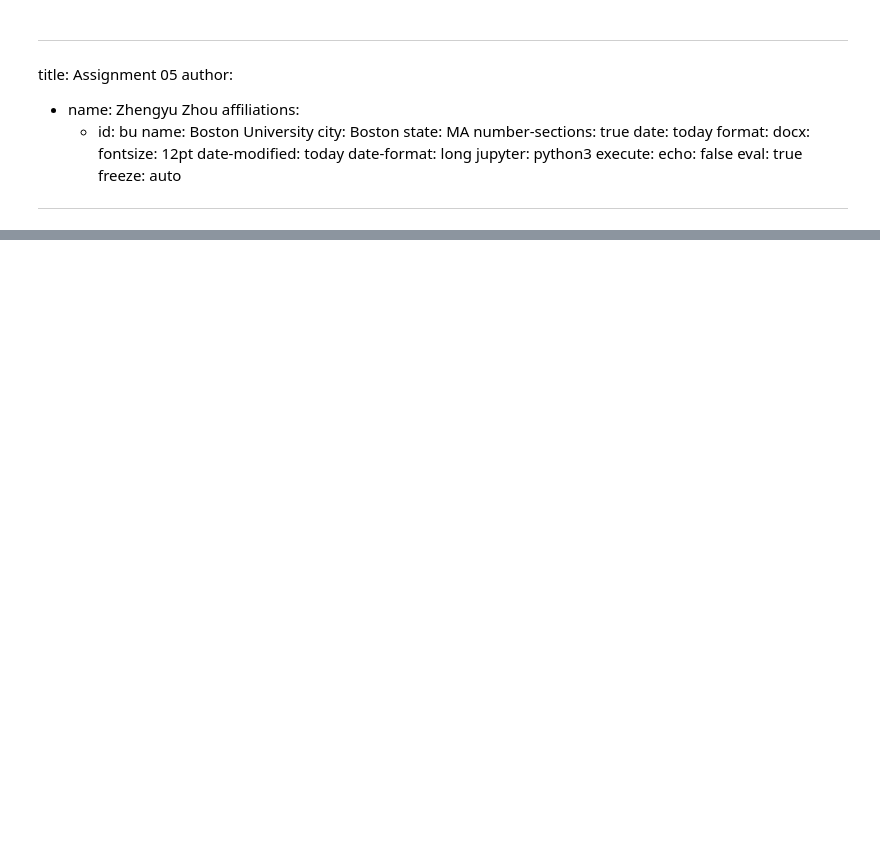
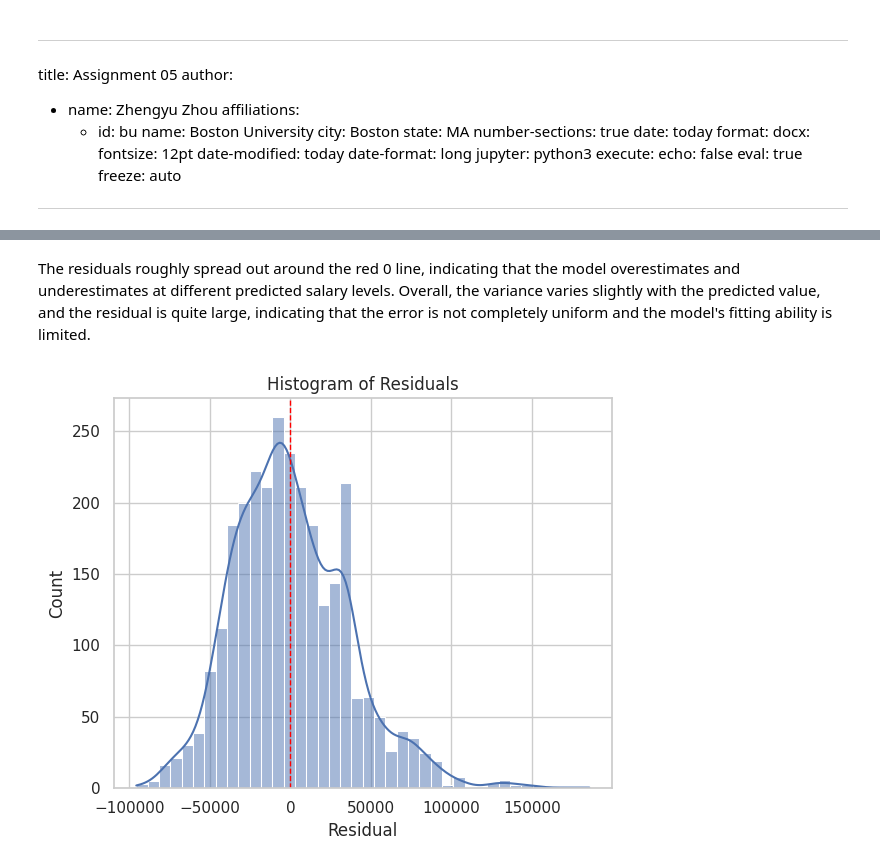
Before and after one commit to zhengyuzhou123/Assignment5, a Jupyter notebook: assignment05-zzy221.ipynb, the cells around one changed output, grey strips where cells are left out. Cells and saved outputs as stored; diff of their text form; code cells hidden in the pictures; blank space fills up the shorter version.

```diff
--- a/assignment05-zzy221.ipynb
+++ b/assignment05-zzy221.ipynb
@@ -237,0 +330,20 @@ Test rows : 422
+# %% [markdown]
+The residuals roughly spread out around the red 0 line, indicating that the model overestimates and underestimates at different predicted salary levels. Overall, the variance varies slightly with the predicted value, and the residual is quite large, indicating that the error is not completely uniform and the model's fitting ability is limited.
+# %%
+# Histogram of Residuals
+sns.set(style="whitegrid")
+
+fig, ax = plt.subplots(figsize=(6, 5))
+sns.histplot(pdf["residual"], bins=40, kde=True, ax=ax)
+
+ax.axvline(0, color="red", linestyle="--", linewidth=1)
+
+ax.set_title("Histogram of Residuals")
+ax.set_xlabel("Residual")
+ax.set_ylabel("Count")
+
+fig.tight_layout()
+fig.savefig("_output/residuals_hist.png", dpi=300, bbox_inches="tight")
+plt.show()
+# %% [output]
+[figure, added]
```
Also changed, not shown: parts of 31 cells of this notebook, 3 other files.
